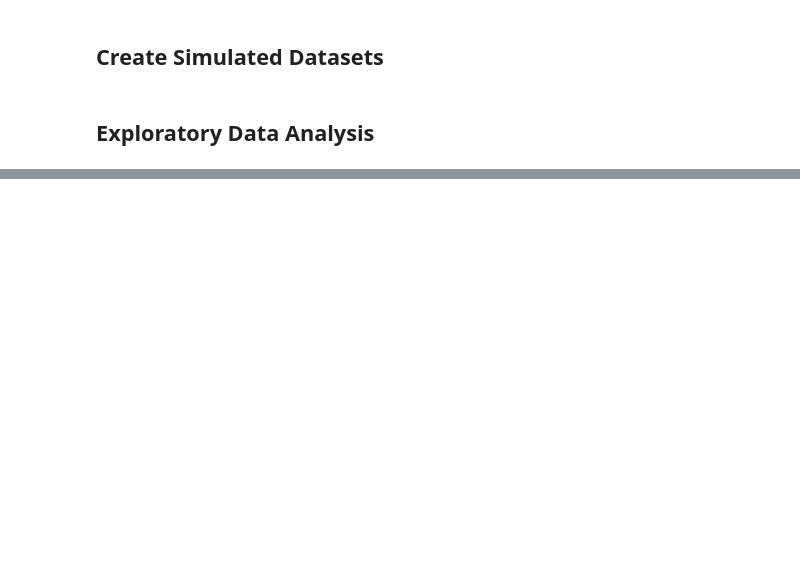
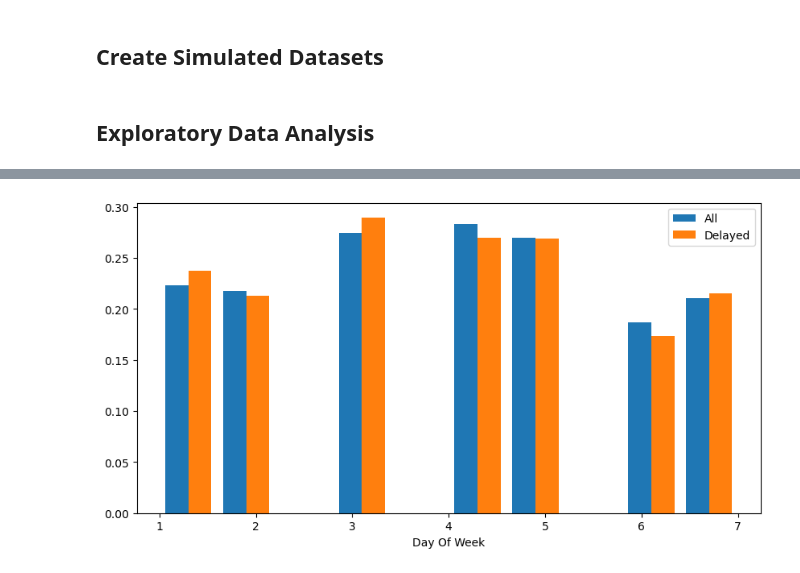
Before and after one commit to adityamittal03/ucdavis-projects, a Jupyter notebook: airlines-delay-prediction/01_data_and_eda.ipynb, the cells around one changed output, grey strips where cells are left out. Cells and saved outputs as stored; diff of their text form; code cells hidden in the pictures; blank space fills up the shorter version.

```diff
--- a/airlines-delay-prediction/01_data_and_eda.ipynb
+++ b/airlines-delay-prediction/01_data_and_eda.ipynb
@@ -23,3 +116,9 @@ delayed = df[df['Class']==1]plt.figure(figsize=(10,5))plt.hist([df['Length'], de
 # %%
-plt.figure(figsize=(10,5))plt.hist([df['DayOfWeek'], delayed['DayOfWeek']], label=['All','Delayed'], density=True)plt.legend()plt.xlabel('Day Of Week')plt.show()
+plt.figure(figsize=(10,5))
+plt.hist([df['DayOfWeek'], delayed['DayOfWeek']], label=['All','Delayed'], density=True)
+plt.legend()
+plt.xlabel('Day Of Week')
+plt.show()
+# %% [output]
+[figure, added]
 # %%
```
Also changed, not shown: parts of 8 cells of this notebook, 4 other files.
